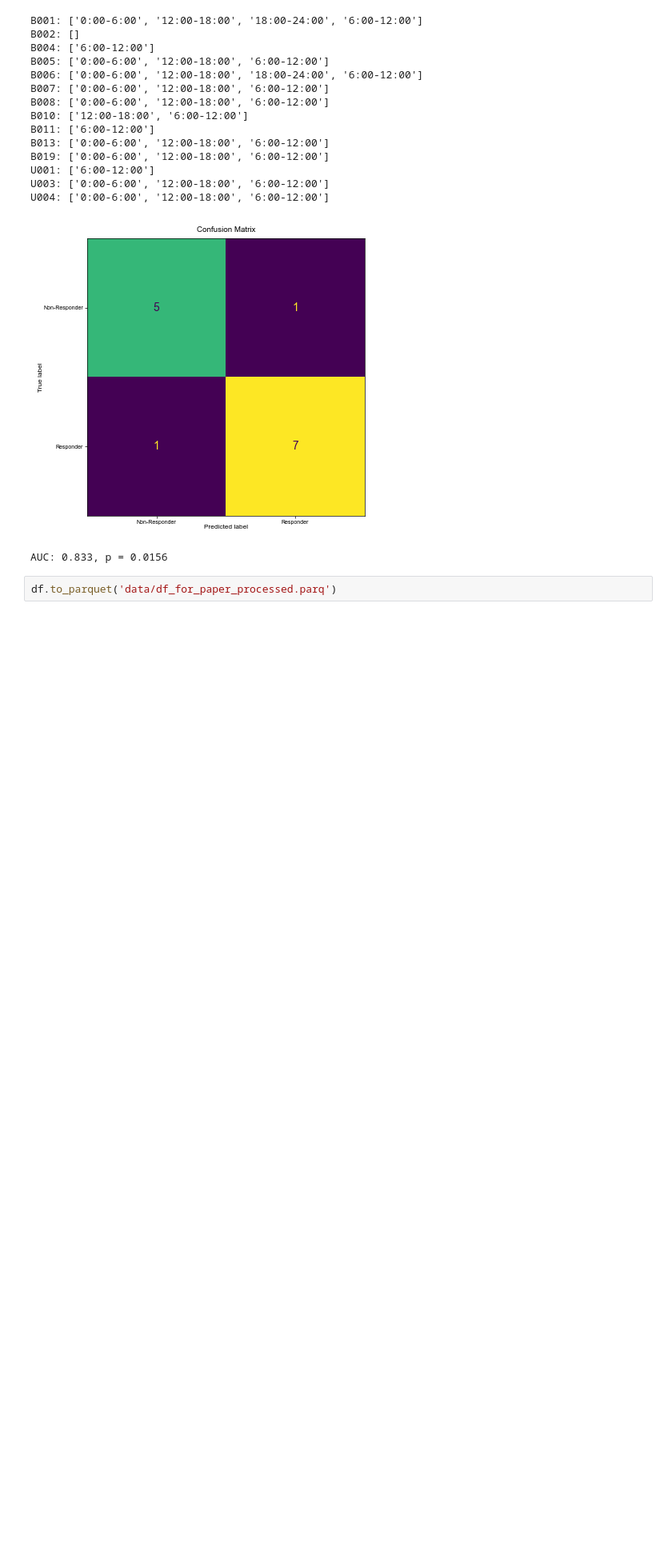
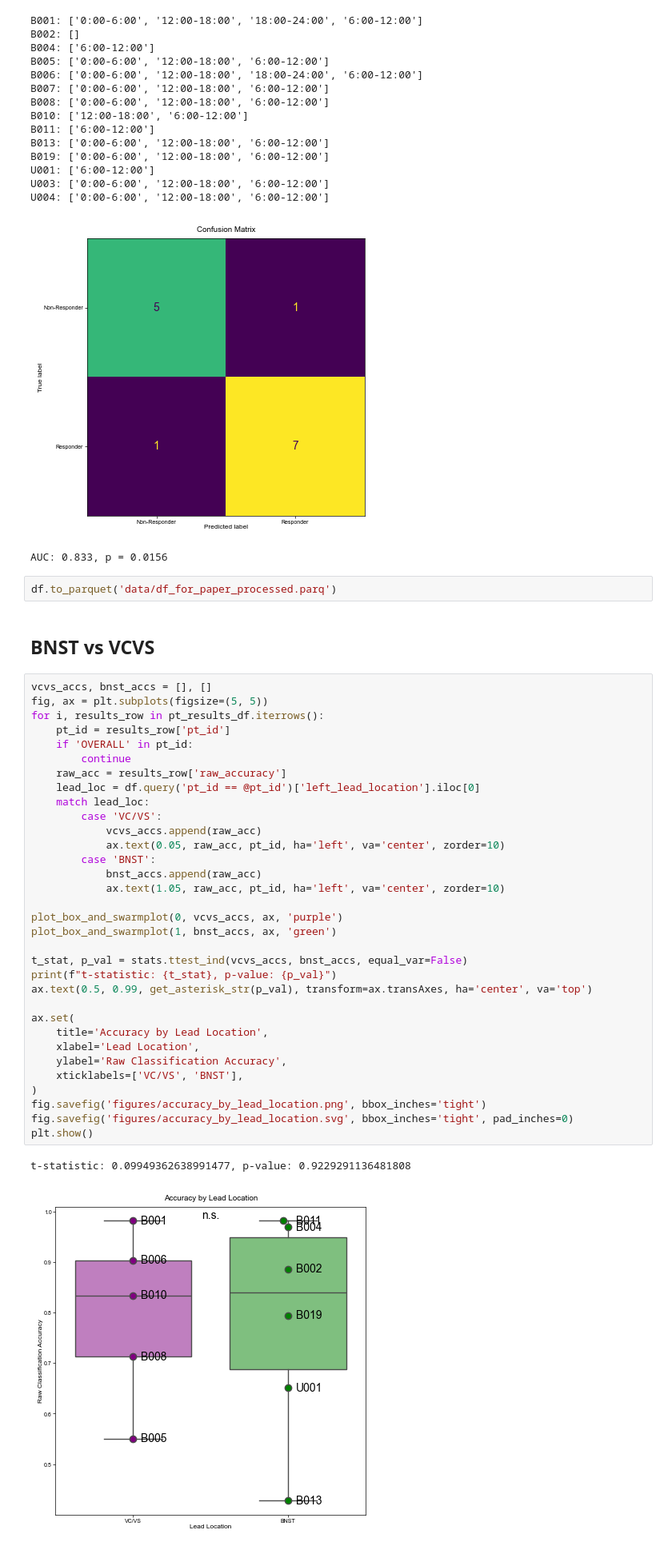
Before and after one commit to ProvenzaLab/PerceptPredictability, a Jupyter notebook: process_data.ipynb, the cells around one changed output. Shown at 80% size. Cells and saved outputs as stored; diff of their text form; blank space fills up the shorter version.

```diff
--- a/process_data.ipynb
+++ b/process_data.ipynb
@@ -2168,3 +2156,41 @@ U004: ['0:00-6:00', '12:00-18:00', '6:00-12:00']
 AUC: 0.833, p = 0.0156
 # %%
 df.to_parquet('data/df_for_paper_processed.parq')
+# %% [markdown]
+## BNST vs VCVS
+# %%
+vcvs_accs, bnst_accs = [], []
+fig, ax = plt.subplots(figsize=(5, 5))
+for i, results_row in pt_results_df.iterrows():
+    pt_id = results_row['pt_id']
+    if 'OVERALL' in pt_id:
+        continue
+    raw_acc = results_row['raw_accuracy']
+    lead_loc = df.query('pt_id == @pt_id')['left_lead_location'].iloc[0]
+    match lead_loc:
+        case 'VC/VS':
+            vcvs_accs.append(raw_acc)
+            ax.text(0.05, raw_acc, pt_id, ha='left', va='center', zorder=10)
+        case 'BNST':
+            bnst_accs.append(raw_acc)
+            ax.text(1.05, raw_acc, pt_id, ha='left', va='center', zorder=10)
+
+plot_box_and_swarmplot(0, vcvs_accs, ax, 'purple')
+plot_box_and_swarmplot(1, bnst_accs, ax, 'green')
+
+t_stat, p_val = stats.ttest_ind(vcvs_accs, bnst_accs, equal_var=False)
+print(f"t-statistic: {t_stat}, p-value: {p_val}")
+ax.text(0.5, 0.99, get_asterisk_str(p_val), transform=ax.transAxes, ha='center', va='top')
+
+ax.set(
+    title='Accuracy by Lead Location',
+    xlabel='Lead Location',
+    ylabel='Raw Classification Accuracy',
+    xticklabels=['VC/VS', 'BNST'],
+)
+fig.savefig('figures/accuracy_by_lead_location.png', bbox_inches='tight')
+fig.savefig('figures/accuracy_by_lead_location.svg', bbox_inches='tight', pad_inches=0)
+plt.show()
+# %% [output]
+t-statistic: 0.09949362638991477, p-value: 0.9229291136481808
+[figure, added]
```
Also changed, not shown: parts of 6 cells of this notebook, 1 other file.
